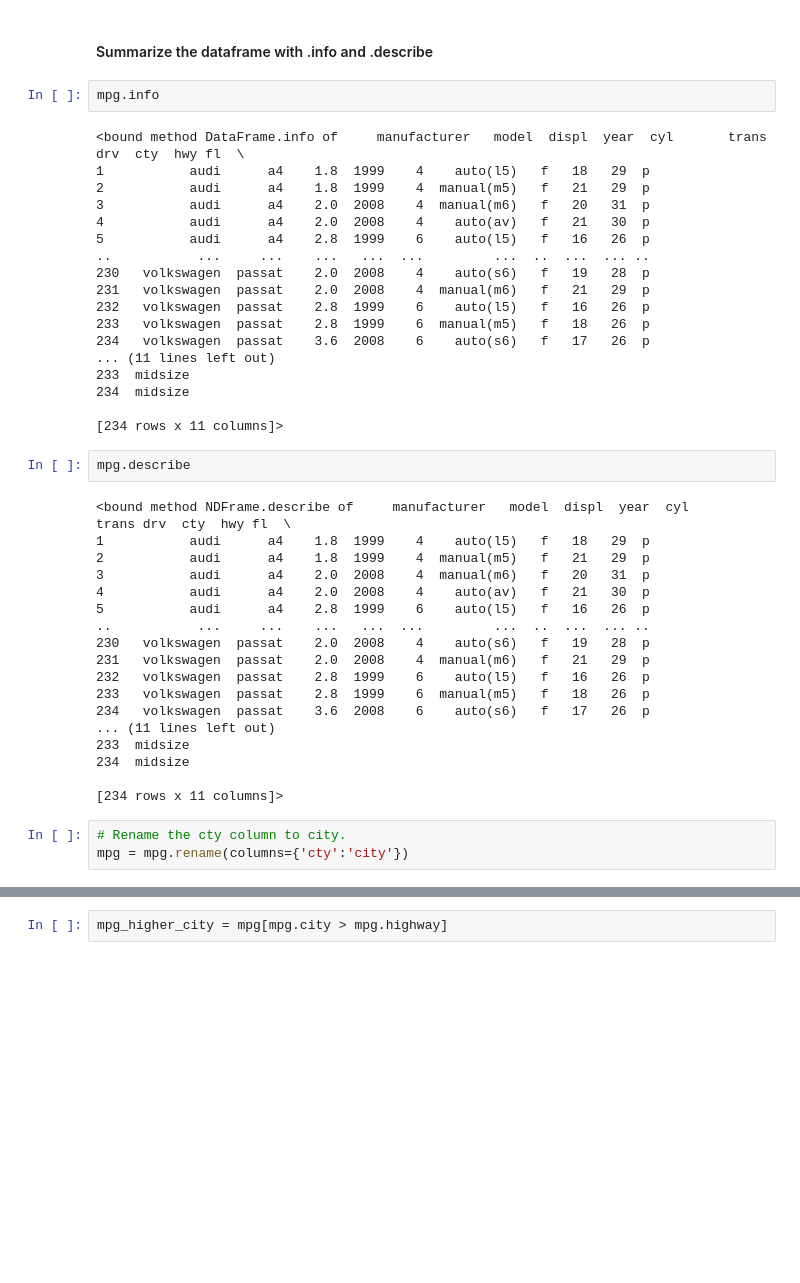
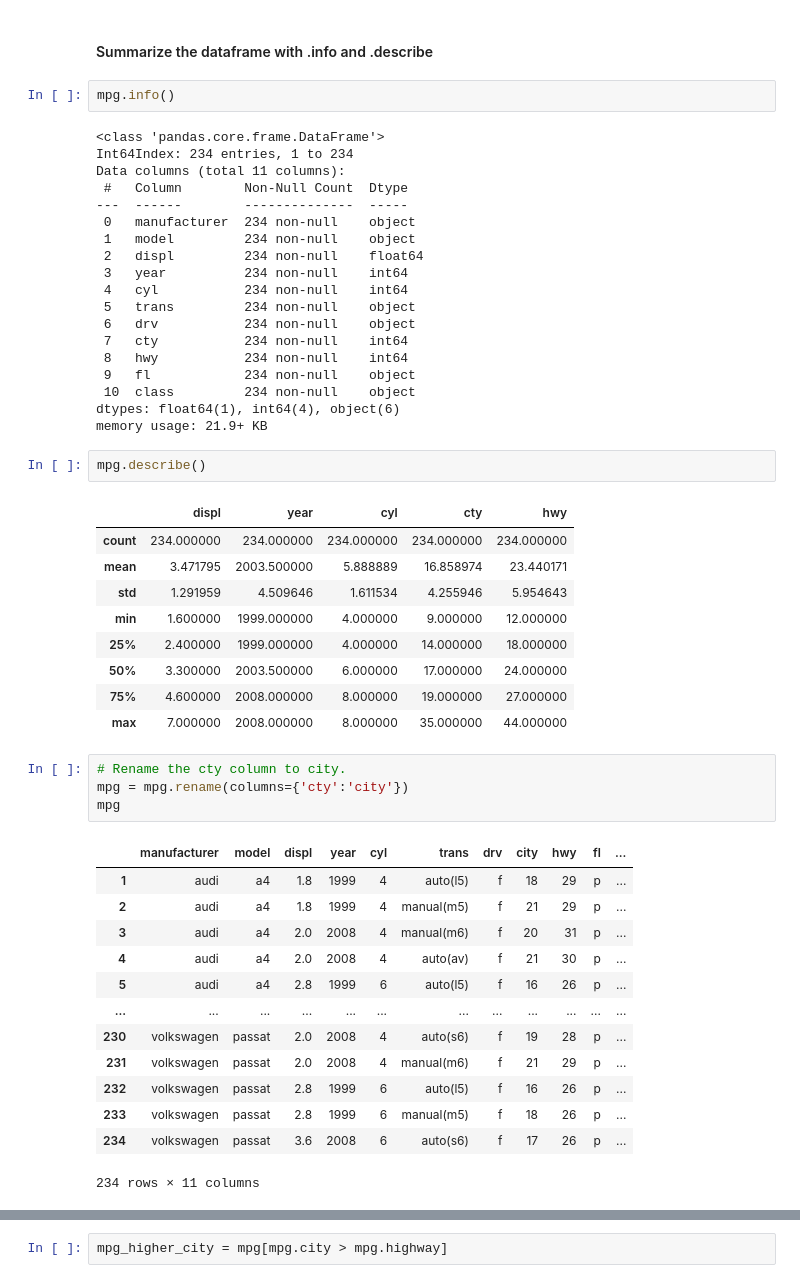
Before and after one commit to VelasquezAlejandro044/numpy-pandas-visualization-exercises, a Jupyter notebook: dataframes.ipynb, the cells around one changed output, grey strips where cells are left out. Saved outputs shown, nothing was run; the diff lists cells and outputs as text; blank space fills up the shorter version.

```diff
--- a/dataframes.ipynb
+++ b/dataframes.ipynb
@@ -221,48 +206,56 @@ dtype: object
 # %% [markdown]
 #### Summarize the dataframe with .info and .describe
 # %%
-mpg.info
+mpg.info()
 # %% [output]
-<bound method DataFrame.info of     manufacturer   model  displ  year  cyl       trans drv  cty  hwy fl  \
-1           audi      a4    1.8  1999    4    auto(l5)   f   18   29  p
-2           audi      a4    1.8  1999    4  manual(m5)   f   21   29  p
-3           audi      a4    2.0  2008    4  manual(m6)   f   20   31  p
-4           audi      a4    2.0  2008    4    auto(av)   f   21   30  p
-5           audi      a4    2.8  1999    6    auto(l5)   f   16   26  p
-..           ...     ...    ...   ...  ...         ...  ..  ...  ... ..
-230   volkswagen  passat    2.0  2008    4    auto(s6)   f   19   28  p
-231   volkswagen  passat    2.0  2008    4  manual(m6)   f   21   29  p
-232   volkswagen  passat    2.8  1999    6    auto(l5)   f   16   26  p
-233   volkswagen  passat    2.8  1999    6  manual(m5)   f   18   26  p
-234   volkswagen  passat    3.6  2008    6    auto(s6)   f   17   26  p
-... (11 lines left out)
-233  midsize
-234  midsize
-
-[234 rows x 11 columns]>
+<class 'pandas.core.frame.DataFrame'>
+Int64Index: 234 entries, 1 to 234
+Data columns (total 11 columns):
+ #   Column        Non-Null Count  Dtype
+---  ------        --------------  -----
+ 0   manufacturer  234 non-null    object
+ 1   model         234 non-null    object
+ 2   displ         234 non-null    float64
+ 3   year          234 non-null    int64
+ 4   cyl           234 non-null    int64
+ 5   trans         234 non-null    object
+ 6   drv           234 non-null    object
+ 7   cty           234 non-null    int64
+ 8   hwy           234 non-null    int64
+ 9   fl            234 non-null    object
+ 10  class         234 non-null    object
+dtypes: float64(1), int64(4), object(6)
+memory usage: 21.9+ KB
 # %%
-mpg.describe
+mpg.describe()
 # %% [output]
-<bound method NDFrame.describe of     manufacturer   model  displ  year  cyl       trans drv  cty  hwy fl  \
-1           audi      a4    1.8  1999    4    auto(l5)   f   18   29  p
-2           audi      a4    1.8  1999    4  manual(m5)   f   21   29  p
-3           audi      a4    2.0  2008    4  manual(m6)   f   20   31  p
-4           audi      a4    2.0  2008    4    auto(av)   f   21   30  p
-5           audi      a4    2.8  1999    6    auto(l5)   f   16   26  p
-..           ...     ...    ...   ...  ...         ...  ..  ...  ... ..
-230   volkswagen  passat    2.0  2008    4    auto(s6)   f   19   28  p
-231   volkswagen  passat    2.0  2008    4  manual(m6)   f   21   29  p
-232   volkswagen  passat    2.8  1999    6    auto(l5)   f   16   26  p
-233   volkswagen  passat    2.8  1999    6  manual(m5)   f   18   26  p
-234   volkswagen  passat    3.6  2008    6    auto(s6)   f   17   26  p
-... (11 lines left out)
-233  midsize
-234  midsize
-
-[234 rows x 11 columns]>
+|  | displ | year | cyl | cty | hwy |
+| count | 234.000000 | 234.000000 | 234.000000 | 234.000000 | 234.000000 |
+| mean | 3.471795 | 2003.500000 | 5.888889 | 16.858974 | 23.440171 |
+| std | 1.291959 | 4.509646 | 1.611534 | 4.255946 | 5.954643 |
+| min | 1.600000 | 1999.000000 | 4.000000 | 9.000000 | 12.000000 |
+| 25% | 2.400000 | 1999.000000 | 4.000000 | 14.000000 | 18.000000 |
+| 50% | 3.300000 | 2003.500000 | 6.000000 | 17.000000 | 24.000000 |
+| 75% | 4.600000 | 2008.000000 | 8.000000 | 19.000000 | 27.000000 |
+| max | 7.000000 | 2008.000000 | 8.000000 | 35.000000 | 44.000000 |
 # %%
 # Rename the cty column to city.
 mpg = mpg.rename(columns={'cty':'city'})
+mpg
+# %% [output]
+|  | manufacturer | model | displ | year | cyl | trans | drv | city | hwy | fl | ... |
+| 1 | audi | a4 | 1.8 | 1999 | 4 | auto(l5) | f | 18 | 29 | p | ... |
+| 2 | audi | a4 | 1.8 | 1999 | 4 | manual(m5) | f | 21 | 29 | p | ... |
+| 3 | audi | a4 | 2.0 | 2008 | 4 | manual(m6) | f | 20 | 31 | p | ... |
+| 4 | audi | a4 | 2.0 | 2008 | 4 | auto(av) | f | 21 | 30 | p | ... |
+| 5 | audi | a4 | 2.8 | 1999 | 6 | auto(l5) | f | 16 | 26 | p | ... |
+| ... | ... | ... | ... | ... | ... | ... | ... | ... | ... | ... | ... |
+| 230 | volkswagen | passat | 2.0 | 2008 | 4 | auto(s6) | f | 19 | 28 | p | ... |
+| 231 | volkswagen | passat | 2.0 | 2008 | 4 | manual(m6) | f | 21 | 29 | p | ... |
+| 232 | volkswagen | passat | 2.8 | 1999 | 6 | auto(l5) | f | 16 | 26 | p | ... |
+| 233 | volkswagen | passat | 2.8 | 1999 | 6 | manual(m5) | f | 18 | 26 | p | ... |
+| 234 | volkswagen | passat | 3.6 | 2008 | 6 | auto(s6) | f | 17 | 26 | p | ... |
+234 rows × 11 columns
 # %%
 # Rename the hwy column to highway.
 mpg = mpg.rename(columns={'hwy':'highway'})
```
Also changed, not shown: parts of 29 cells of this notebook.
